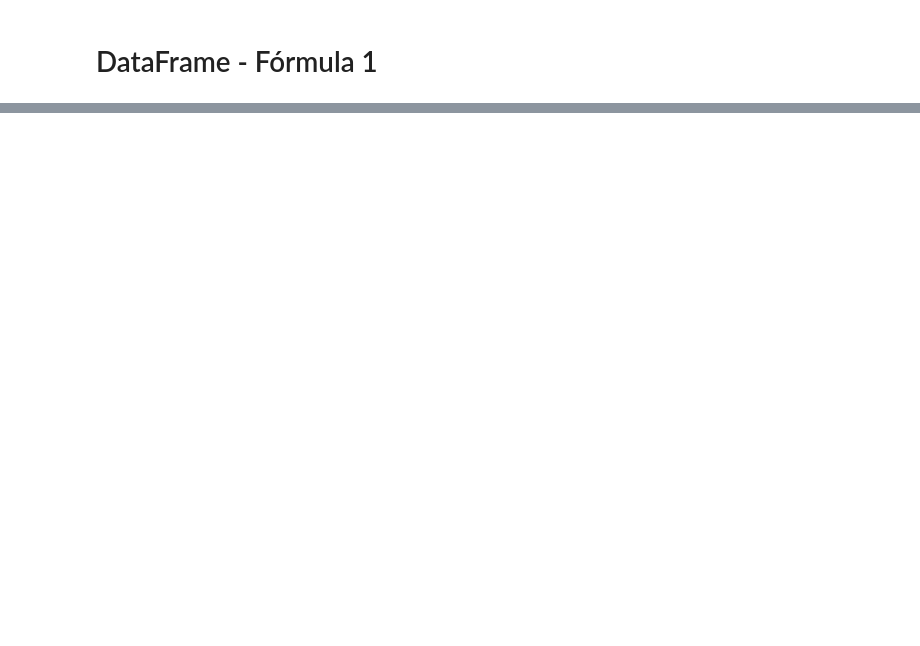
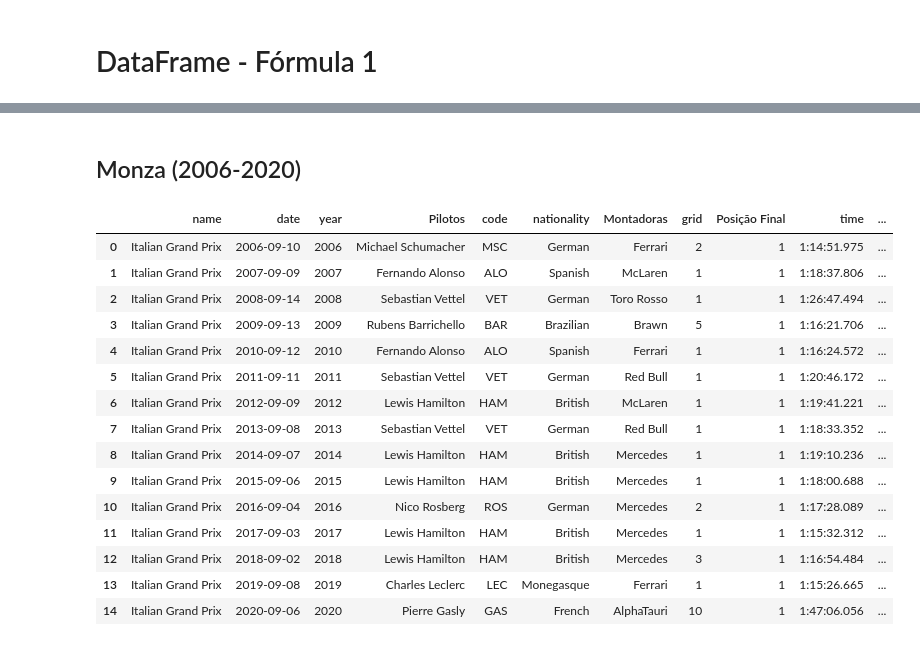
Before and after one commit to Caioviniciusb/Projeto_ICD, a Jupyter notebook: Projeto_ICD.ipynb, the cells around one changed output, grey strips where cells are left out. Cells and saved outputs as stored; diff of their text form; code cells hidden in the pictures; blank space fills up the shorter version.

```diff
--- a/Projeto_ICD.ipynb
+++ b/Projeto_ICD.ipynb
@@ -273,0 +365,31 @@ Monza_2
+# %% [markdown]
+## Monza (2006-2020)
+# %%
+Monza_2 = formula_1[formula_1.circuitId == 14]
+Monza_2 = Monza_2[Monza_2.year >= 2006]
+Monza_2 = Monza_2.sort_values(by="date")
+Monza_2 = Monza_2.drop(["raceId","round","driverId","circuitId","constructorId","fastestLapSpeed","fastestLapTime"], axis=1)
+Monza_2 = Monza_2.reset_index(drop=True)
+
+Monza_2_time = Monza_2["time"]
+Monza_2_dt = pd.to_datetime(Monza_2_time, format='%H:%M:%S.%f', errors='ignore')
+Monza_2_seconds = (Monza_2_dt.dt.hour*60+Monza_2_dt.dt.minute)*60 + Monza_2_dt.dt.second
+Monza_2["Seconds"] = Monza_2_seconds
+Monza_2
+# %% [output]
+|  | name | date | year | Pilotos | code | nationality | Montadoras | grid | Posição Final | time | ... |
+| 0 | Italian Grand Prix | 2006-09-10 | 2006 | Michael Schumacher | MSC | German | Ferrari | 2 | 1 | 1:14:51.975 | ... |
+| 1 | Italian Grand Prix | 2007-09-09 | 2007 | Fernando Alonso | ALO | Spanish | McLaren | 1 | 1 | 1:18:37.806 | ... |
+| 2 | Italian Grand Prix | 2008-09-14 | 2008 | Sebastian Vettel | VET | German | Toro Rosso | 1 | 1 | 1:26:47.494 | ... |
+| 3 | Italian Grand Prix | 2009-09-13 | 2009 | Rubens Barrichello | BAR | Brazilian | Brawn | 5 | 1 | 1:16:21.706 | ... |
+| 4 | Italian Grand Prix | 2010-09-12 | 2010 | Fernando Alonso | ALO | Spanish | Ferrari | 1 | 1 | 1:16:24.572 | ... |
+| 5 | Italian Grand Prix | 2011-09-11 | 2011 | Sebastian Vettel | VET | German | Red Bull | 1 | 1 | 1:20:46.172 | ... |
+| 6 | Italian Grand Prix | 2012-09-09 | 2012 | Lewis Hamilton | HAM | British | McLaren | 1 | 1 | 1:19:41.221 | ... |
+| 7 | Italian Grand Prix | 2013-09-08 | 2013 | Sebastian Vettel | VET | German | Red Bull | 1 | 1 | 1:18:33.352 | ... |
+| 8 | Italian Grand Prix | 2014-09-07 | 2014 | Lewis Hamilton | HAM | British | Mercedes | 1 | 1 | 1:19:10.236 | ... |
+| 9 | Italian Grand Prix | 2015-09-06 | 2015 | Lewis Hamilton | HAM | British | Mercedes | 1 | 1 | 1:18:00.688 | ... |
+| 10 | Italian Grand Prix | 2016-09-04 | 2016 | Nico Rosberg | ROS | German | Mercedes | 2 | 1 | 1:17:28.089 | ... |
+| 11 | Italian Grand Prix | 2017-09-03 | 2017 | Lewis Hamilton | HAM | British | Mercedes | 1 | 1 | 1:15:32.312 | ... |
+| 12 | Italian Grand Prix | 2018-09-02 | 2018 | Lewis Hamilton | HAM | British | Mercedes | 3 | 1 | 1:16:54.484 | ... |
+| 13 | Italian Grand Prix | 2019-09-08 | 2019 | Charles Leclerc | LEC | Monegasque | Ferrari | 1 | 1 | 1:15:26.665 | ... |
+| 14 | Italian Grand Prix | 2020-09-06 | 2020 | Pierre Gasly | GAS | French | AlphaTauri | 10 | 1 | 1:47:06.056 | ... |
```
Also changed, not shown: parts of 19 cells of this notebook.
